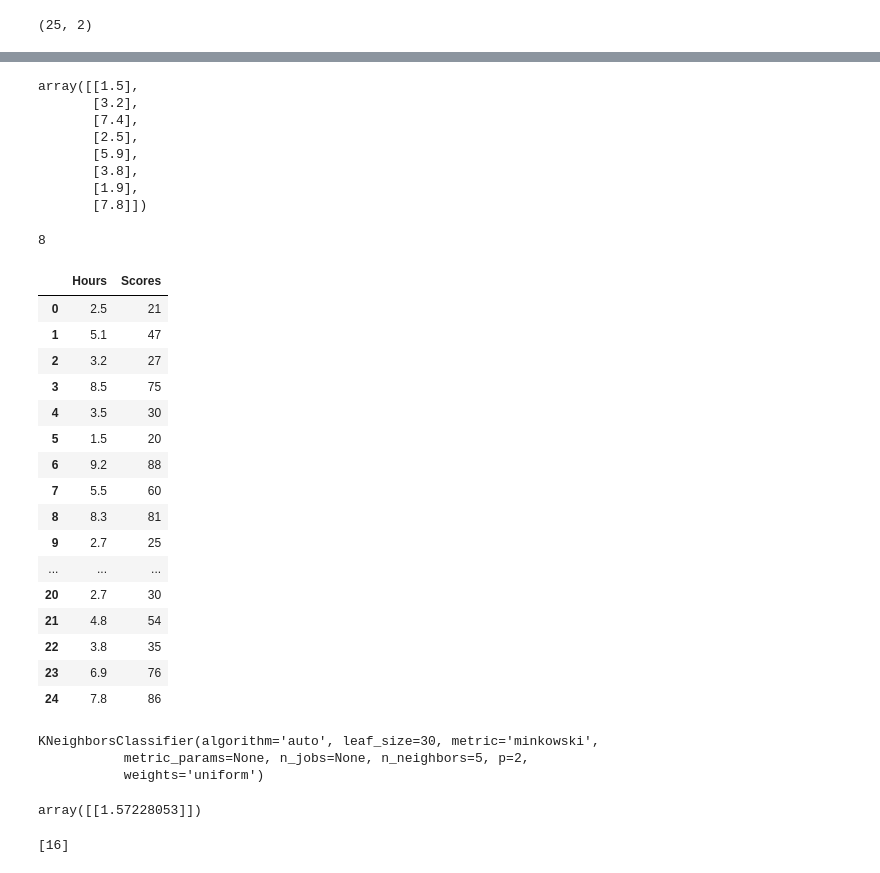
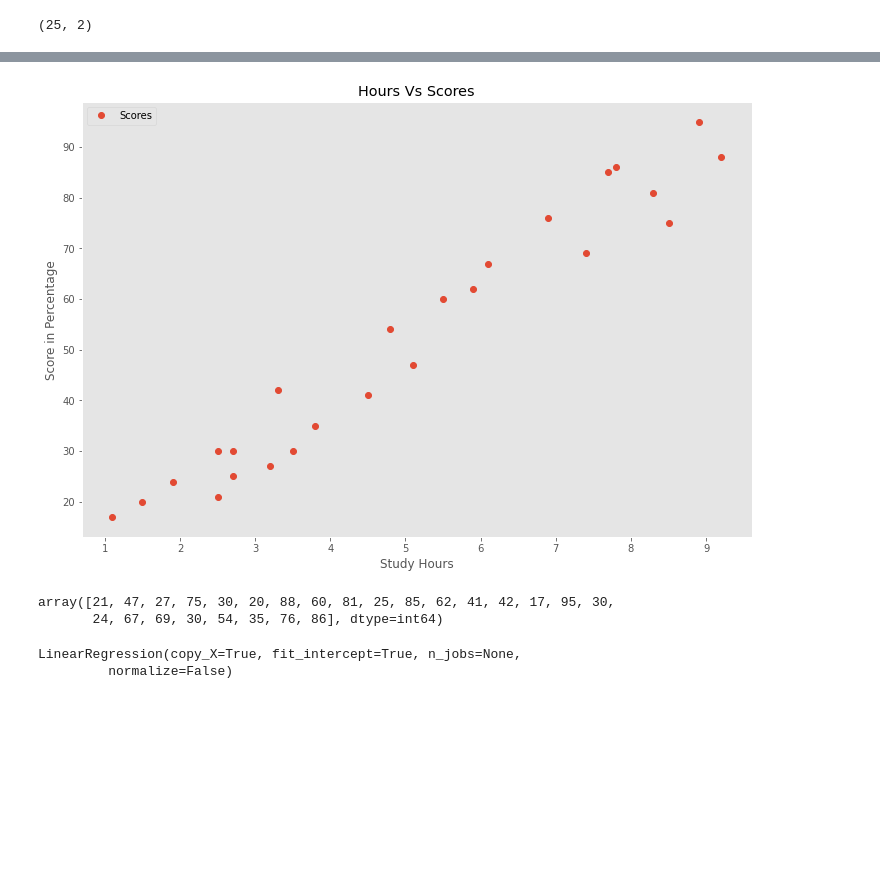
Before and after one commit to pranjalshikhar/task_repository, a Jupyter notebook: TASK 2.ipynb, the cells around one changed output, grey strips where cells are left out. Drawn from its saved outputs; the diff is of its cells as text; code cells hidden in the pictures; blank space fills up the shorter version.

```diff
--- a/TASK 2.ipynb
+++ b/TASK 2.ipynb
@@ -148,2 +75,19 @@ array([[2.5],
+# %%
+data.plot(x="Hours", y="Scores", style= 'o', figsize = (12,8))
+plt.title("Hours Vs Scores")
+plt.xlabel("Study Hours")
+plt.ylabel("Score in Percentage")
+plt.grid()
+plt.show()
+# %% [output]
+[figure, added]
+# %%
+x = data.iloc[:, :-1].values
+y = data.iloc[:,1].values
+x
+y
+# %% [output]
+array([21, 47, 27, 75, 30, 20, 88, 60, 81, 25, 85, 62, 41, 42, 17, 95, 30,
+       24, 67, 69, 30, 54, 35, 76, 86], dtype=int64)
 # %%
 from sklearn.model_selection import train_test_split
@@ -152,35 +94,0 @@ X_train,X_test,y_train,y_test=train_test_split(X,y,test_size=0.3,random_state=0)
-# %%
-X_test
-# %% [output]
-array([[1.5],
-       [3.2],
-       [7.4],
-       [2.5],
-       [5.9],
-       [3.8],
-       [1.9],
-       [7.8]])
-# %%
-X_test.size
-# %% [output]
-8
-# %%
-data
-# %% [output]
-|  | Hours | Scores |
-| 0 | 2.5 | 21 |
-| 1 | 5.1 | 47 |
-| 2 | 3.2 | 27 |
-| 3 | 8.5 | 75 |
-| 4 | 3.5 | 30 |
-| 5 | 1.5 | 20 |
-| 6 | 9.2 | 88 |
-| 7 | 5.5 | 60 |
-| 8 | 8.3 | 81 |
-| 9 | 2.7 | 25 |
-| ... | ... | ... |
-| 20 | 2.7 | 30 |
-| 21 | 4.8 | 54 |
-| 22 | 3.8 | 35 |
-| 23 | 6.9 | 76 |
-| 24 | 7.8 | 86 |
@@ -197,9 +94,0 @@ X_test_std=sc.transform(X_test)
-# %%
-from sklearn.neighbors import KNeighborsClassifier
-knn=KNeighborsClassifier(n_neighbors=5)
-
-knn.fit(X_train_std,y_train)
-# %% [output]
-KNeighborsClassifier(algorithm='auto', leaf_size=30, metric='minkowski',
-           metric_params=None, n_jobs=None, n_neighbors=5, p=2,
-           weights='uniform')
@@ -211,12 +95,7 @@ accuracy_knn=accuracy_score(y_test,predict_knn)*100
-# %%
-X_knn=np.array([[9.25]])
-X_knn_std=sc.transform(X_knn)
-X_knn_std
-# %% [output]
-array([[1.57228053]])
-# %%
-X_knn_prediction=knn.predict(X_knn_std)
-X_knn_prediction[0]
-print([(X_knn_prediction[0])])
-# %% [output]
-[16]
+# %%
+from sklearn.linear_model import LinearRegression
+regr = LinearRegression()
+regr.fit(x_train,y_train)
+# %% [output]
+LinearRegression(copy_X=True, fit_intercept=True, n_jobs=None,
+         normalize=False)
```
Also changed, not shown: parts of 22 cells of this notebook.
